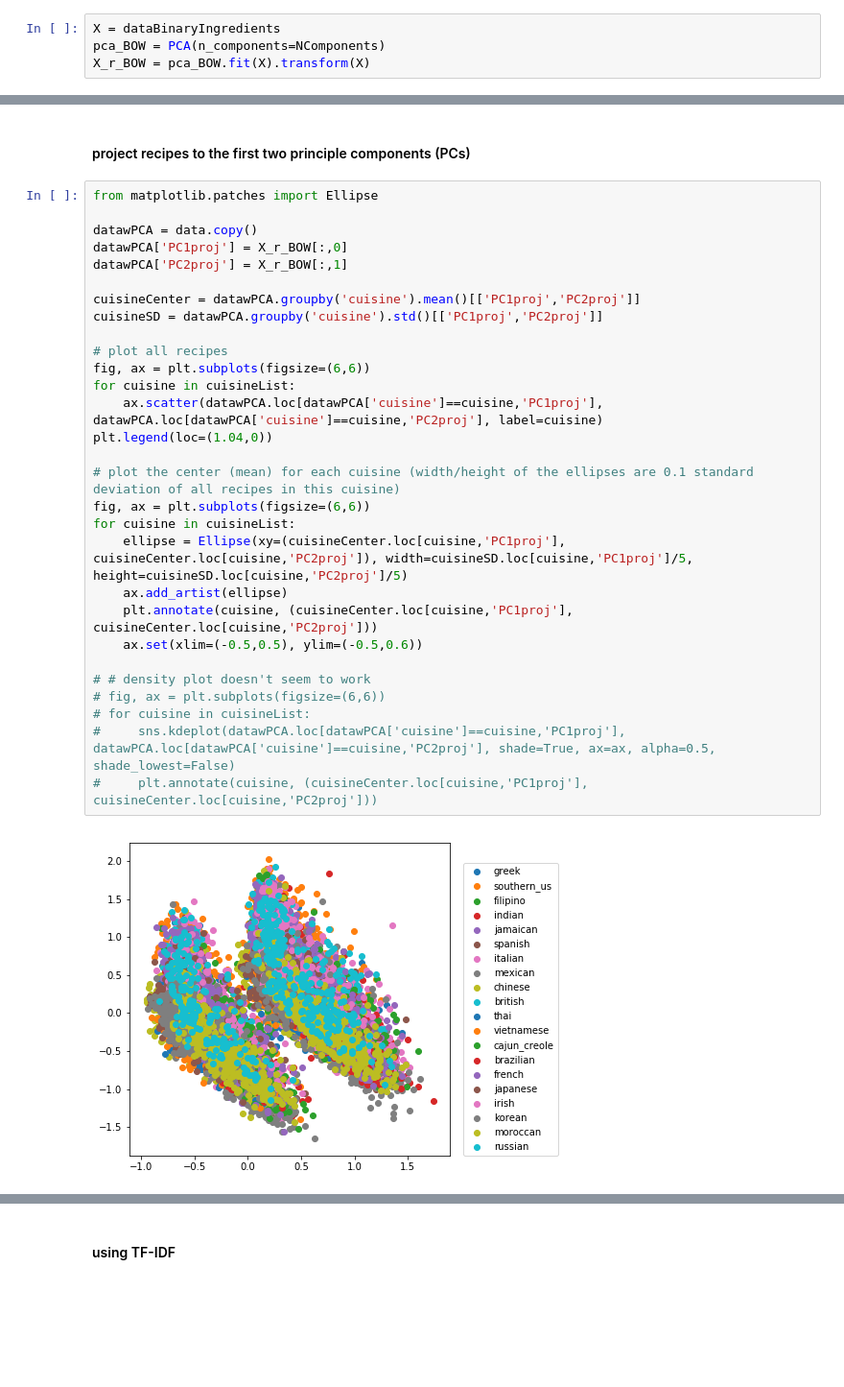
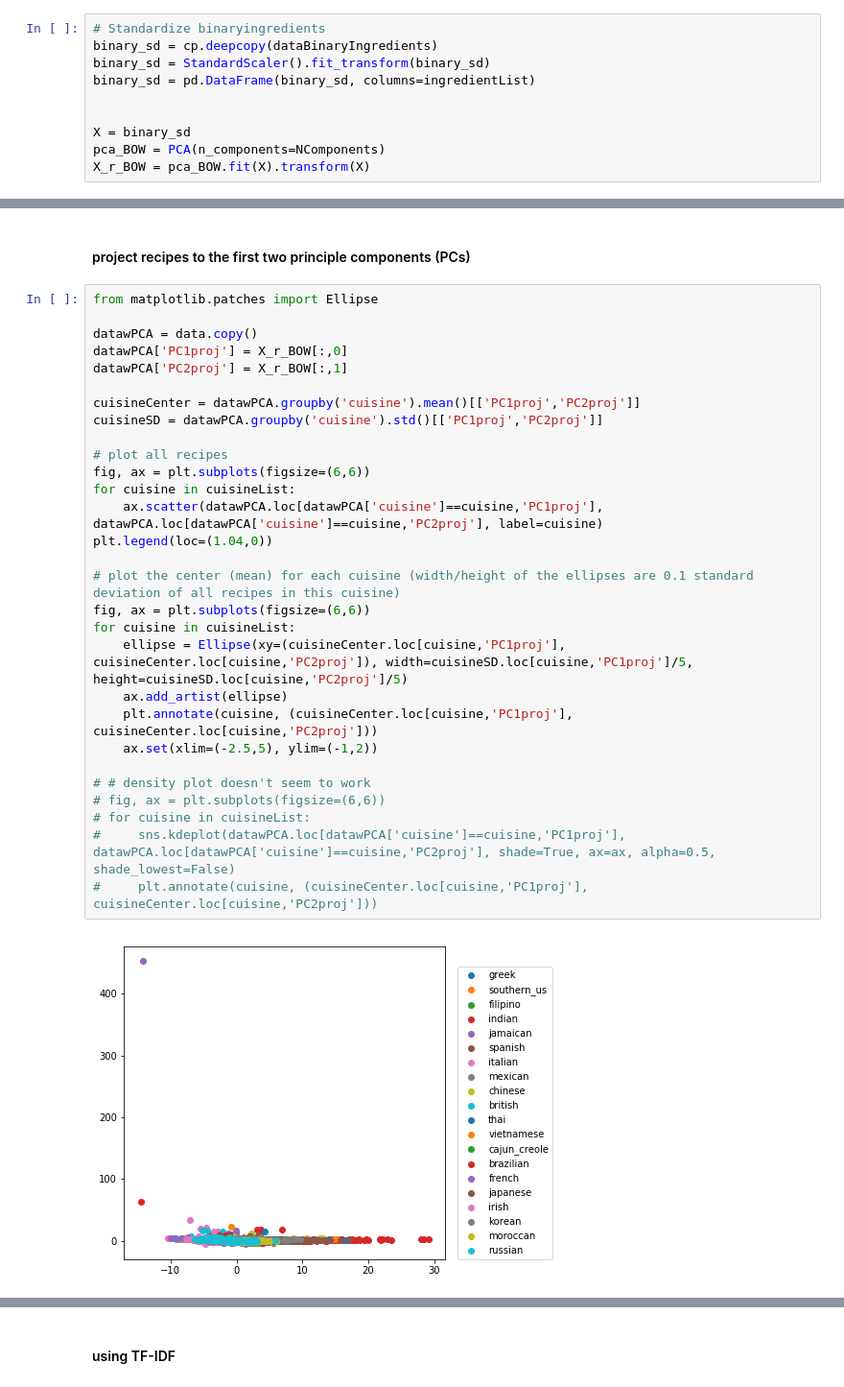
Before and after one commit to neurocaience/cos424_finalproj_kagglewhatscooking, a Jupyter notebook: PCA_Mingyu-onPickleStdData.ipynb, the cells around one changed output, grey strips where cells are left out. Shown at 96% size. Drawn from its saved outputs; the diff is of its cells as text; blank space fills up the shorter version.

Commit message:
standardized bow, tf-idf

```diff
--- a/PCA_Mingyu-onPickleStdData.ipynb
+++ b/PCA_Mingyu-onPickleStdData.ipynb
@@ -103,7 +103,13 @@ NComponents = 20
 # %% [markdown]
 #### using dataBinaryIngredients
 # %%
-X = dataBinaryIngredients
+# Standardize binaryingredients
+binary_sd = cp.deepcopy(dataBinaryIngredients)
+binary_sd = StandardScaler().fit_transform(binary_sd)
+binary_sd = pd.DataFrame(binary_sd, columns=ingredientList)
+
+
+X = binary_sd
 pca_BOW = PCA(n_components=NComponents)
 X_r_BOW = pca_BOW.fit(X).transform(X)
 # %%
@@ -148,31 +154,31 @@ Principle component 20 : ['all-purpose flour' 'ground cumin' 'extra-virgin olive
 # %%
 from matplotlib.patches import Ellipse
 
 datawPCA = data.copy()
 datawPCA['PC1proj'] = X_r_BOW[:,0]
 datawPCA['PC2proj'] = X_r_BOW[:,1]
 
 cuisineCenter = datawPCA.groupby('cuisine').mean()[['PC1proj','PC2proj']]
 cuisineSD = datawPCA.groupby('cuisine').std()[['PC1proj','PC2proj']]
 
 # plot all recipes
 fig, ax = plt.subplots(figsize=(6,6))
 for cuisine in cuisineList:
     ax.scatter(datawPCA.loc[datawPCA['cuisine']==cuisine,'PC1proj'], datawPCA.loc[datawPCA['cuisine']==cuisine,'PC2proj'], label=cuisine)
 plt.legend(loc=(1.04,0))
 
 # plot the center (mean) for each cuisine (width/height of the ellipses are 0.1 standard deviation of all recipes in this cuisine)
 fig, ax = plt.subplots(figsize=(6,6))
 for cuisine in cuisineList:
     ellipse = Ellipse(xy=(cuisineCenter.loc[cuisine,'PC1proj'], cuisineCenter.loc[cuisine,'PC2proj']), width=cuisineSD.loc[cuisine,'PC1proj']/5, height=cuisineSD.loc[cuisine,'PC2proj']/5)
     ax.add_artist(ellipse)
     plt.annotate(cuisine, (cuisineCenter.loc[cuisine,'PC1proj'], cuisineCenter.loc[cuisine,'PC2proj']))
-    ax.set(xlim=(-0.5,0.5), ylim=(-0.5,0.6))
+    ax.set(xlim=(-2.5,5), ylim=(-1,2))
 
 # # density plot doesn't seem to work
 # fig, ax = plt.subplots(figsize=(6,6))
 # for cuisine in cuisineList:
 #     sns.kdeplot(datawPCA.loc[datawPCA['cuisine']==cuisine,'PC1proj'], datawPCA.loc[datawPCA['cuisine']==cuisine,'PC2proj'], shade=True, ax=ax, alpha=0.5, shade_lowest=False)
 #     plt.annotate(cuisine, (cuisineCenter.loc[cuisine,'PC1proj'], cuisineCenter.loc[cuisine,'PC2proj']))
 # %% [output]
-[figure, old version]
+[figure, new version]
```
Also changed, not shown: parts of 3 cells of this notebook.
